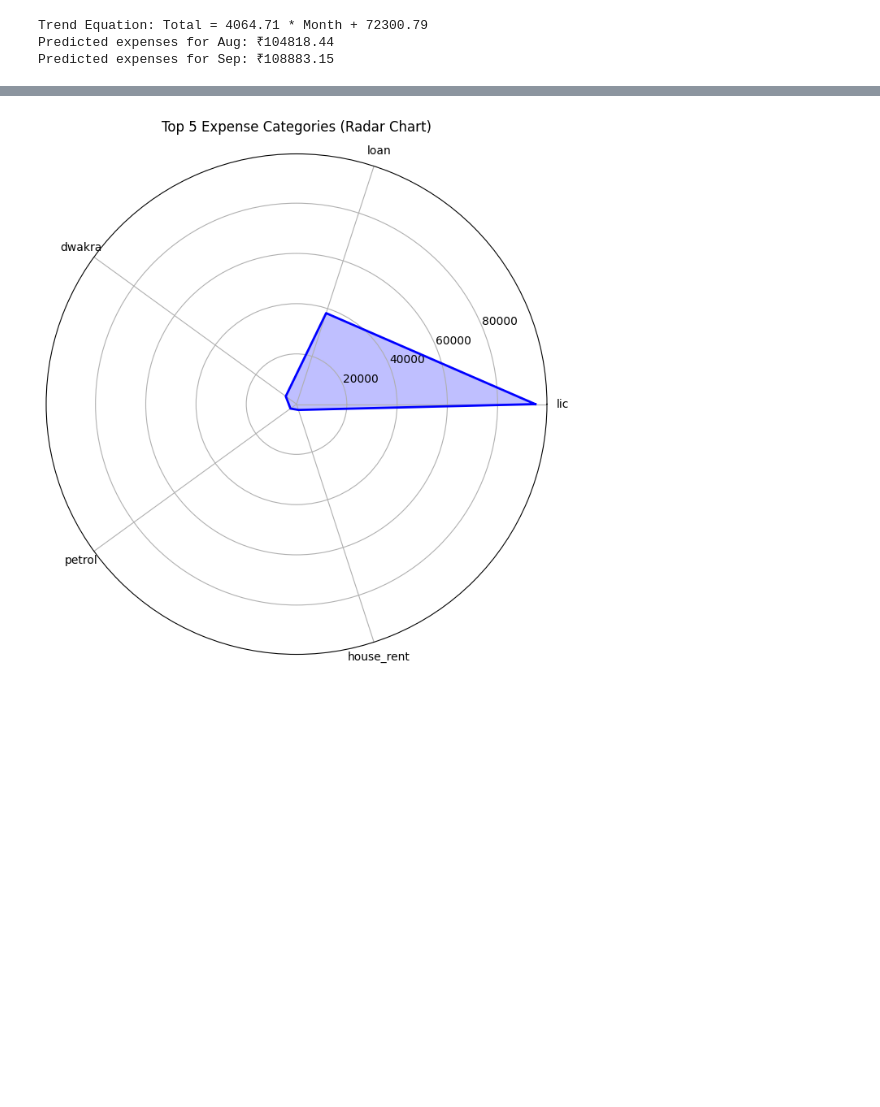
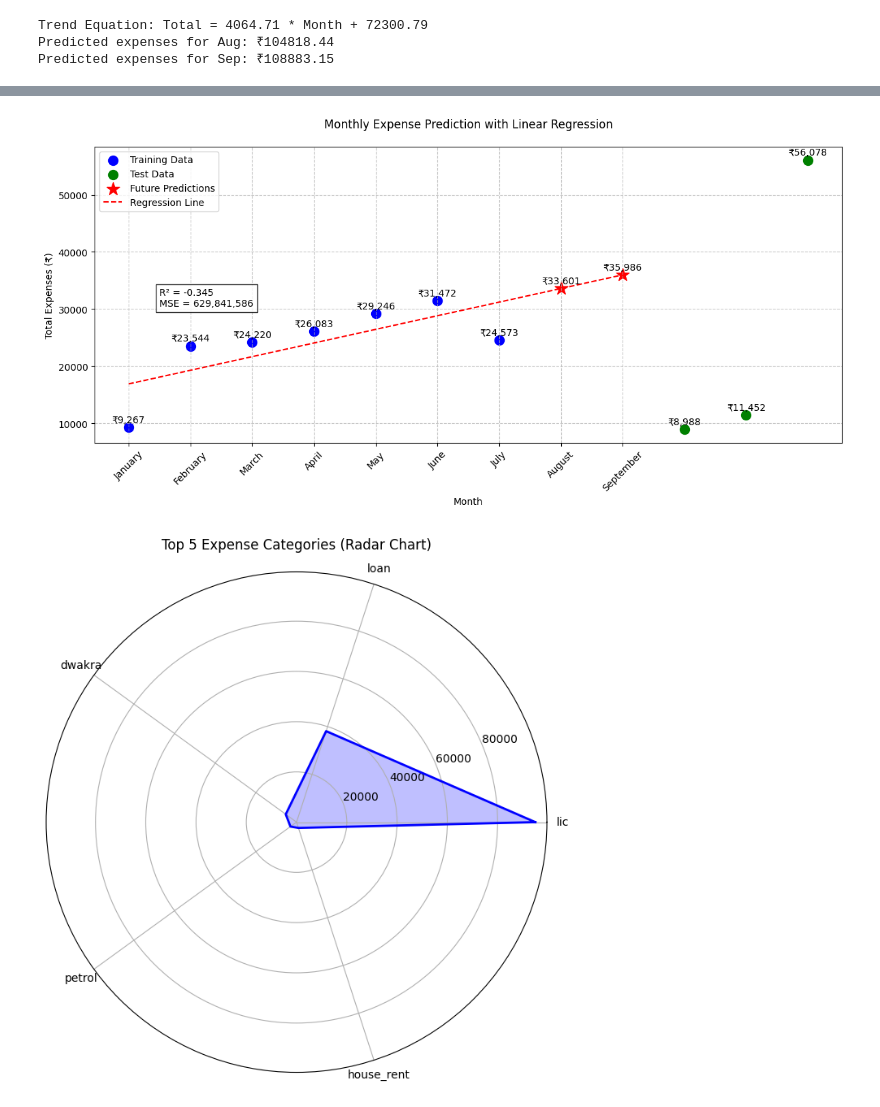
Before and after one commit to RishithaPopuri8/CODSOFT, a Jupyter notebook: chapter_appendix-tools-for-deep-learning/jupyter.ipynb, the cells around one changed output, grey strips where cells are left out. Saved outputs shown, nothing was run; the diff lists cells and outputs as text; code cells hidden in the pictures; blank space fills up the shorter version.

```diff
--- a/chapter_appendix-tools-for-deep-learning/jupyter.ipynb
+++ b/chapter_appendix-tools-for-deep-learning/jupyter.ipynb
@@ -279,3 +246,82 @@ for month, pred in zip(future_months['Month_num'], predictions):
 Trend Equation: Total = 4064.71 * Month + 72300.79
 Predicted expenses for Aug: ₹104818.44
 Predicted expenses for Sep: ₹108883.15
+# %%
+import pandas as pd
+import numpy as np
+import matplotlib.pyplot as plt
+from sklearn.linear_model import LinearRegression
+from sklearn.metrics import r2_score, mean_squared_error
+# Load and prepare data
+df = pd.read_excel('Expenses.xlsx')
+# Convert month names to numerical values (January=1, February=2, etc.)
+month_order = ['January', 'February', 'March', 'April', 'May', 'June',
+               'July', 'August', 'September', 'October', 'November', 'December']
+df['month_num'] = df['month'].apply(lambda x: month_order.index(x) + 1)
+# Calculate total expenses per month per person
+expense_columns = df.columns[3:]  # All columns after 'month'
+df['total_expenses'] = df[expense_columns].sum(axis=1)
+# Group by month and calculate average expenses
+monthly_expenses = df.groupby('month_num')['total_expenses'].mean().reset_index()
+# Prepare data for modeling
+X = monthly_expenses[['month_num']]
+y = monthly_expenses['total_expenses']
+# Split data - use first 7 months for training, last 5 for testing
+X_train = X[X['month_num'] <= 7]
+y_train = y[X['month_num'] <= 7]
+X_test = X[X['month_num'] > 7]
+y_test = y[X['month_num'] > 7]
+# Train linear regression model
+model = LinearRegression()
+model.fit(X_train, y_train)
+# Make predictions
+train_pred = model.predict(X_train)
+test_pred = model.predict(X_test)
+# Calculate metrics
+r2 = r2_score(y_test, test_pred)
+mse = mean_squared_error(y_test, test_pred)
+# Predict for August (8) and September (9)
+future_months = pd.DataFrame({'month_num': [8, 9]})
+future_pred = model.predict(future_months)
+# Print results
+print("="*50)
+print(f"{'MODEL PERFORMANCE':^50}")
+print("="*50)
+print(f"R² Score: {r2:.4f}")
+print(f"Mean Squared Error (MSE): {mse:.2f}")
+print(f"Root Mean Squared Error (RMSE): {np.sqrt(mse):.2f}")
+print(f"Trend Equation: Total Expenses = {model.coef_[0]:.2f} * month_num + {model.intercept_:.2f}")
+print("\n" + "="*50)
+print(f"{'FUTURE PREDICTIONS':^50}")
+print("="*50)
+for month, pred in zip(['August', 'September'], future_pred):
+    print(f"{month}: ₹{pred:,.2f}")
+# Visualization
+plt.figure(figsize=(12, 6))
+# Plot training data
+plt.scatter(X_train, y_train, color='blue', label='Training Data', s=100)
+# Plot test data
+plt.scatter(X_test, y_test, color='green', label='Test Data', s=100)
+# Plot future predictions
+plt.scatter(future_months, future_pred, color='red', marker='*', s=200, label='Future Predictions')
+# Plot regression line
+x_line = np.linspace(1, 9, 100)
+plt.plot(x_line, model.predict(x_line.reshape(-1, 1)), 'r--', label='Regression Line')
+# Add value labels
+for x, y in zip(np.concatenate([X_train.values.flatten(), X_test.values.flatten(), future_months.values.flatten()]),
+               np.concatenate([y_train.values, y_test.values, future_pred])):
+    plt.text(x, y+500, f'₹{y:,.0f}', ha='center', va='bottom')
+# Add metrics to plot
+plt.text(1.5, max(y_train)-1000,
+         f'R² = {r2:.3f}\nMSE = {mse:,.0f}',
+         bbox=dict(facecolor='white', alpha=0.8))
+# Formatting
+plt.xticks(np.arange(1, 10), month_order[:9], rotation=45)
+plt.title('Monthly Expense Prediction with Linear Regression', pad=20)
+plt.xlabel('Month')
+plt.ylabel('Total Expenses (₹)')
+plt.legend()
+plt.grid(linestyle='--', alpha=0.7)
+plt.tight_layout()
+plt.show()
+# %% [output]
@@ -282,3 +342,4 @@ Predicted expenses for Sep: ₹108883.15
+[figure, added]
 # %%
 # Select top 5 expense categories
 top_categories = df[expense_columns].mean().nlargest(5).index
```
Also changed, not shown: parts of 7 cells of this notebook.
